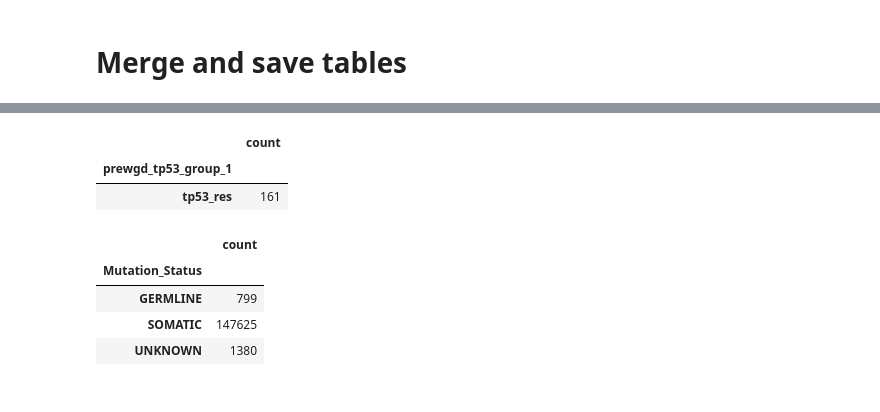
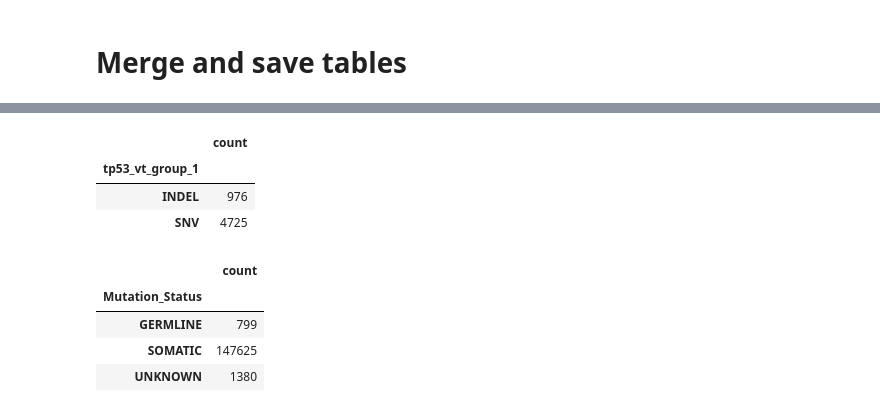
Before and after one commit to emilecohen/mskimpact_tp53_exploration, a Jupyter notebook: analysis/exploratory_analysis/wgd_study/master_creation.ipynb, the cells around one changed output, grey strips where cells are left out. Saved outputs shown, nothing was run; the diff lists cells and outputs as text; code cells hidden in the pictures.

```diff
--- a/analysis/exploratory_analysis/wgd_study/master_creation.ipynb
+++ b/analysis/exploratory_analysis/wgd_study/master_creation.ipynb
@@ -84,7 +84,7 @@ In this script we can create two master files: one for WGD samples and one for n
 So this parameter allows to select the type of master you want.
 On top of that you can specify where you want to store the file you created
 # %%
-cohort_type = 'wgd'
+cohort_type = 'no_wgd'
 
 
 
@@ -1131,12 +1176,13 @@ Wall time: 19min 12s
 # %%
 master = pd.read_pickle(total_output + 'master_{}.pkl'.format(cohort_type))
-master_tp53_loh = master[master['tp53_count']==0][master['tp53_loh_status']==True][~master['tp53_cn_state'].isin(['LOSS BEFORE'])]
-get_groupby(master_tp53_loh, 'prewgd_tp53_group_1', 'count')
-#master_tp53_loh
+#master_tp53_loh = master[master['tp53_count']==0][master['tp53_loh_status']==True][~master['tp53_cn_state'].isin(['LOSS BEFORE'])]
+#get_groupby(master_tp53_loh, 'prewgd_tp53_group_1', 'count')
+get_groupby(master,'tp53_vt_group_1','count')
 # %% [output]
 |  | count |
-| prewgd_tp53_group_1 |  |
-| tp53_res | 161 |
+| tp53_vt_group_1 |  |
+| INDEL | 976 |
+| SNV | 4725 |
 # %%
 cohort_nowgd = pd.read_csv(data_no_wgd + 'cohort_nowgd.txt', sep='\t').drop('Unnamed: 0', axis=1)
 # %%
```
Also changed, not shown: parts of 8 cells of this notebook, 10 other files.
